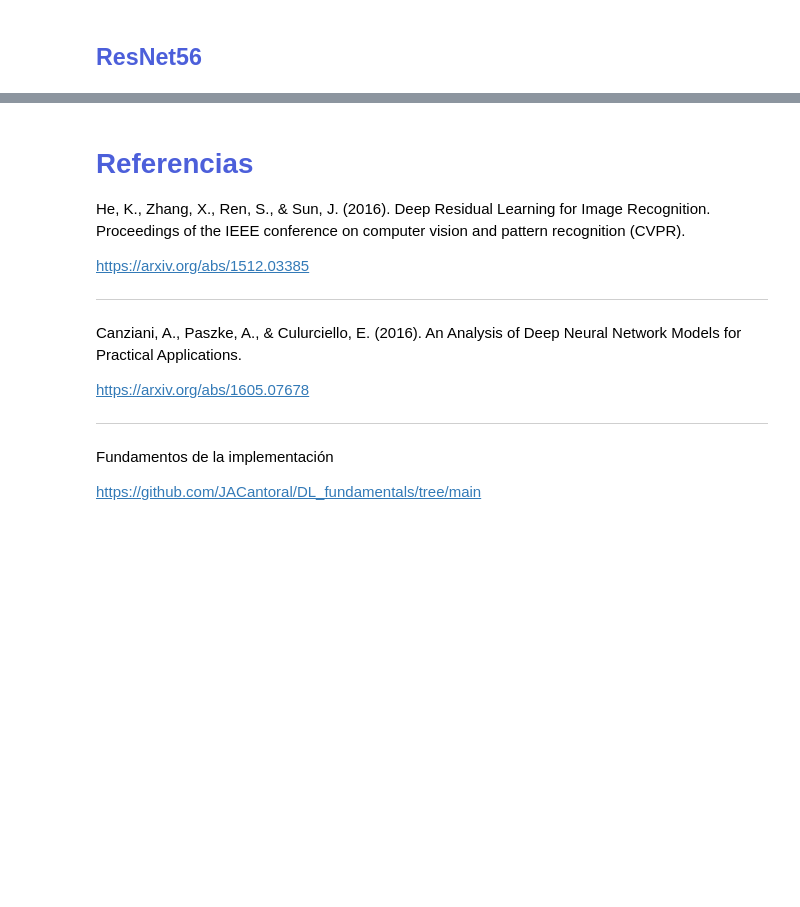
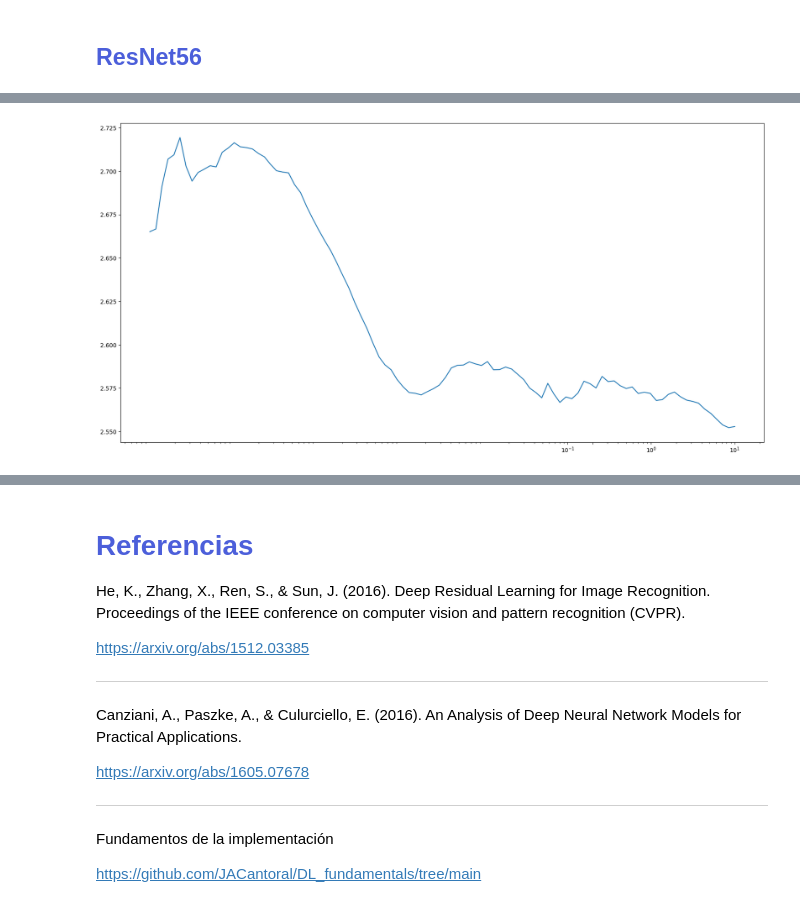
Before and after one commit to ramiro999/pytorch-exploration, a Jupyter notebook: notebooks/ResNet_56_PyTorch.ipynb, the cells around one changed output, grey strips where cells are left out. Drawn from its saved outputs; the diff is of its cells as text; code cells hidden in the pictures; blank space fills up the shorter version.

```diff
--- a/notebooks/ResNet_56_PyTorch.ipynb
+++ b/notebooks/ResNet_56_PyTorch.ipynb
@@ -35,0 +39,3 @@ from torch.utils.data import DataLoader, Dataset, random_split
+# %%
+device = torch.device('cuda' if torch.cuda.is_available() else 'cpu')
+print(device)
@@ -76,0 +362,7 @@ def forward(self, x):
+# %%
+model_resnet56 = ResNet56()
+optimizer_resnet56 = torch.optim.SGD(model_resnet56.parameters(),
+                                     lr=0.1, momentum=0.95,
+                                     weight_decay=1e-4)
+
+lg_lr, losses, accuracies = find_lr(model_resnet56, optimizer_resnet56, start_val=1e-6, end_val=10)
@@ -76,0 +409,10 @@ def forward(self, x):
+# %%
+f1, ax1 = plt.subplots(figsize=(20,10))
+# ax1.plot(lr[60:-2], losses[60:-2])
+ax1.plot(lg_lr, losses)
+ax1.set_xscale('log')
+ax1.set_xticks([1e-1,2e-1, 1, 10])
+ax1.get_xaxis().get_major_formatter().labelOnlyBase = False
+plt.show()
+# %% [output]
+[figure, added]
```
Also changed, not shown: parts of 17 cells of this notebook.
